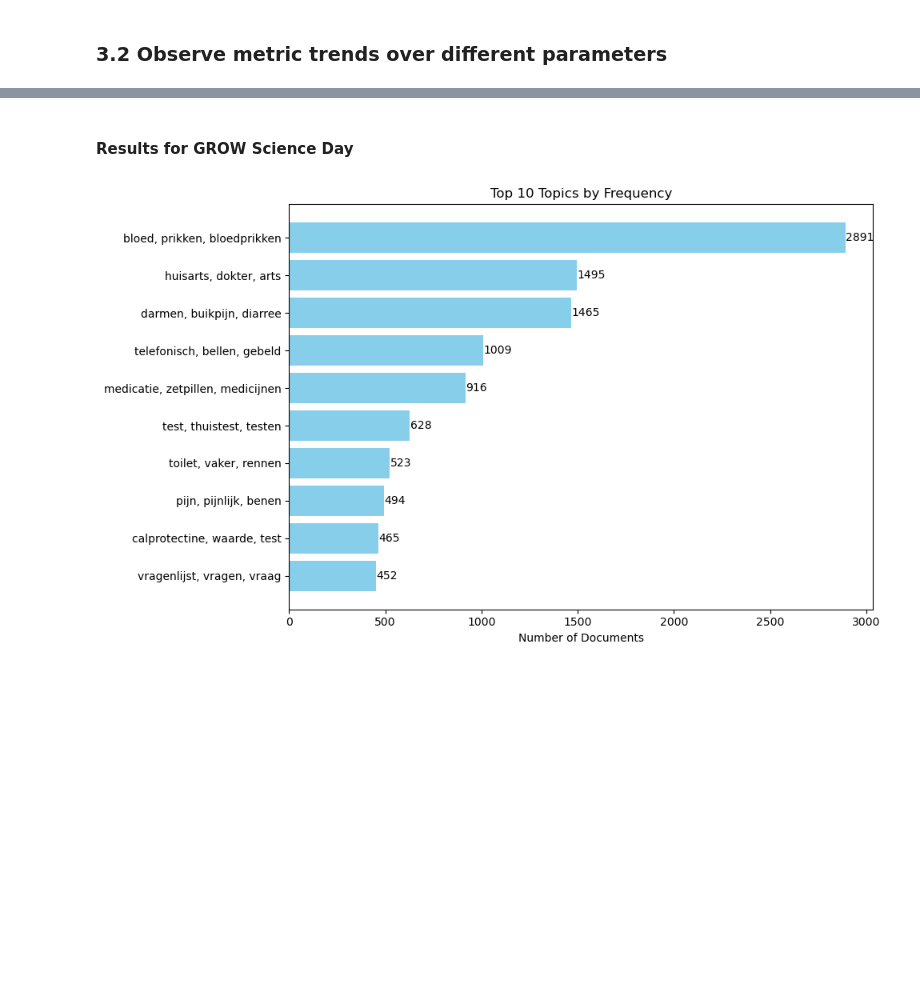
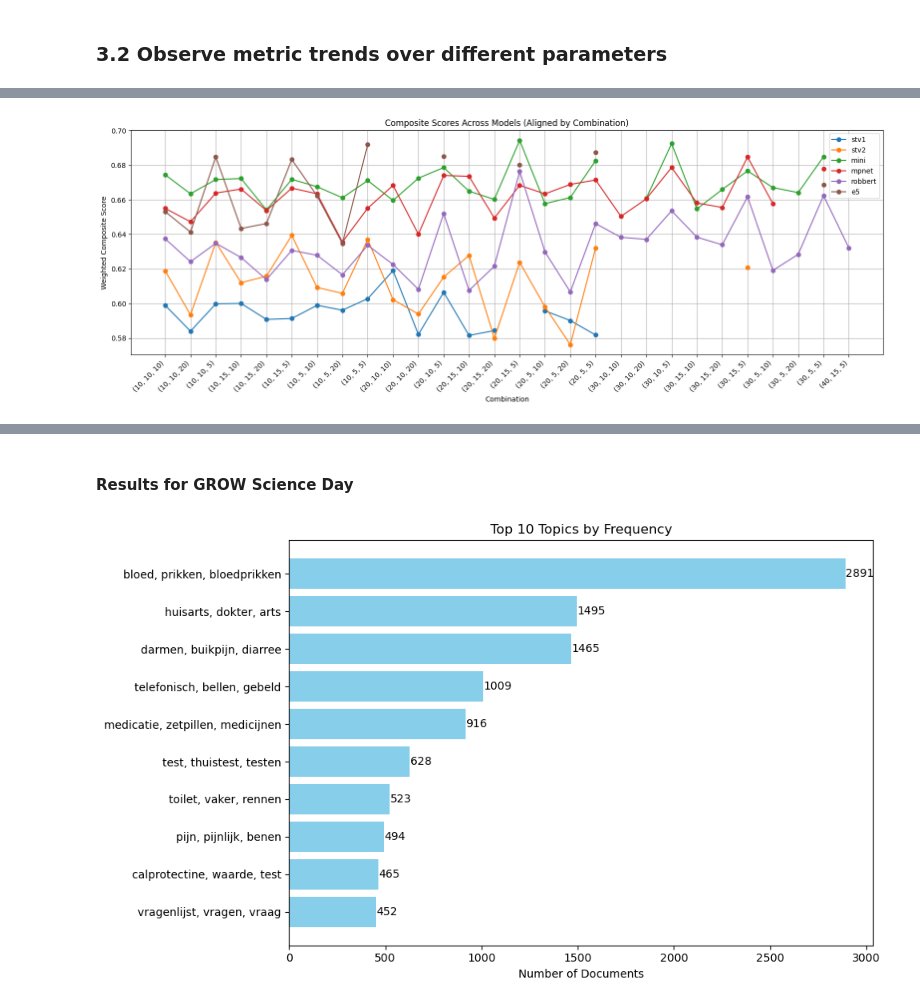
Before and after one commit to MaastrichtU-CDS/MyIBDcoachNLP, a Jupyter notebook: new_analysis/notebooks/train_sentence_transformers.ipynb, the cells around one changed output, grey strips where cells are left out. Saved outputs shown, nothing was run; the diff lists cells and outputs as text; code cells hidden in the pictures; blank space fills up the shorter version.

```diff
--- a/new_analysis/notebooks/train_sentence_transformers.ipynb
+++ b/new_analysis/notebooks/train_sentence_transformers.ipynb
@@ -617,18 +529,0 @@ for name, embedding_model, embeddings in models_and_embeddings:
-# %%
-# load the results of trends over min_cluster_size
-import pickle
-import os
-
-# Define the path where the files are saved
-save_path = "/workspace/persistent/mijnidbcoachnlp/new_analysis/results"
-
-# Load the metrics_vs_parameter_results dictionary
-with open(os.path.join(save_path, "metrics_vs_min_cluster_size.pkl"), "rb") as f:
-    metrics_vs_min_cluster_size = pickle.load(f)
-
-with open(os.path.join(save_path, "avg_topic_similarities_over_min_cluster_size.pkl"), "rb") as f:
-    avg_topic_similarities_over_min_cluster_size = pickle.load(f)
-
-# Optional: Check what was loaded
-print("Loaded metrics_vs_parameter_results keys:", list(metrics_vs_min_cluster_size.keys()))
-print("Loaded avg_topic_similarities keys:", list(avg_topic_similarities_over_min_cluster_size.keys()))
@@ -687,0 +530,51 @@ plt.show()
+# %%
+import matplotlib.pyplot as plt
+import pandas as pd
+
+# Copy and define weights
+df = df_coarse.copy()
+
+weights = {
+    'document_coverage': 0.35,
+    'diversity_score': 0.35,
+    'c_v_score': 0.10,
+    'unweighted_avg_sim': 0.20
+}
+
+# Ensure 'combination' is string-type
+df['combination'] = df['combination'].astype(str)
+
+# Compute weighted composite score
+df['weighted_composite_score'] = sum(
+    df[metric] * weight for metric, weight in weights.items()
+)
+
+# Get all unique combinations in desired order
+all_combinations = sorted(df['combination'].unique())
+
+# Initialize plot
+plt.figure(figsize=(16, 6))
+
+# Loop over models
+for model in df['model_name'].unique():
+    df_model = df[df['model_name'] == model][['combination', 'weighted_composite_score']]
+    df_model = df_model.set_index('combination').reindex(all_combinations)
+
+    plt.plot(
+        all_combinations,
+        df_model['weighted_composite_score'],
+        label=f'{model}',
+        marker='o'
+    )
+
+# Format x-axis
+plt.xticks(rotation=45, ha='right')
+plt.xlabel('Combination')
+plt.ylabel('Weighted Composite Score')
+plt.title('Composite Scores Across Models (Aligned by Combination)')
+plt.legend()
+plt.grid(True)
+plt.tight_layout()
+plt.show()
+# %% [output]
+[figure, added]
```
Also changed, not shown: parts of 40 cells of this notebook, 2 other files.
